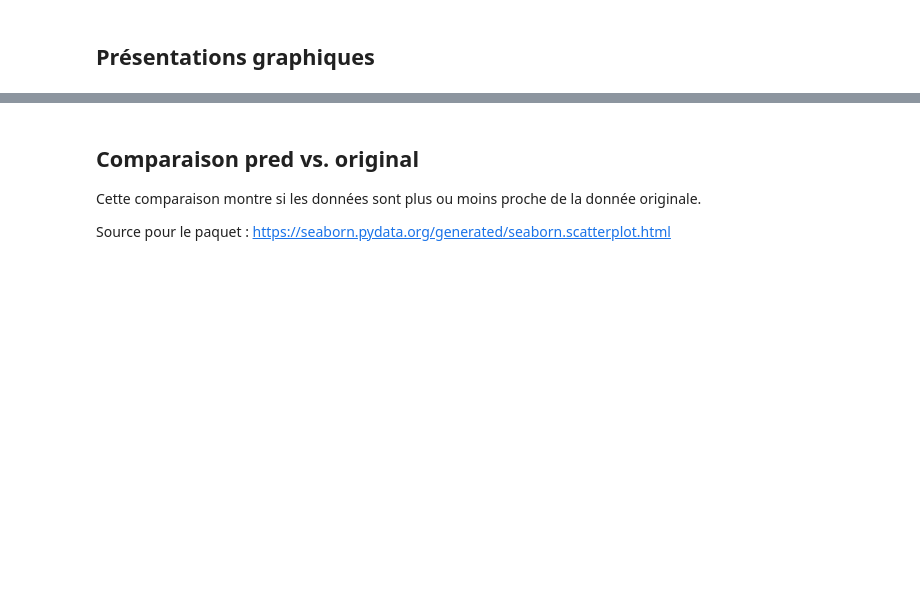
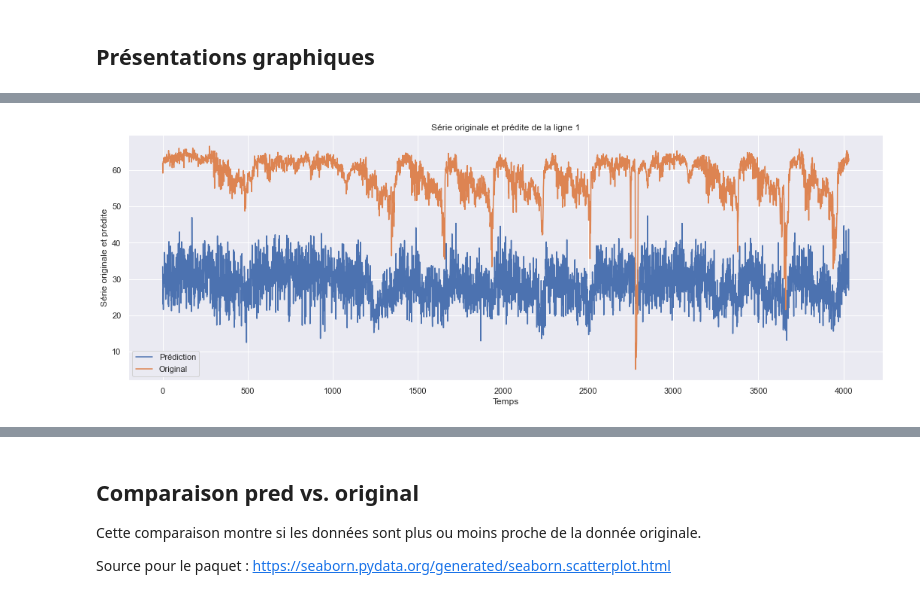
Before and after one commit to antoML/sysfac, a Jupyter notebook: 00_resultats.ipynb, the cells around one changed output, grey strips where cells are left out. Saved outputs shown, nothing was run; the diff lists cells and outputs as text; code cells hidden in the pictures; blank space fills up the shorter version.

```diff
--- a/00_resultats.ipynb
+++ b/00_resultats.ipynb
@@ -79,18 +76,2 @@ print((rmse, mape))
 # %% [markdown]
 ## Présentations graphiques
-# %%
-y1_original = matrice_complet[1, ]
-y1_pred = matrice_pred[1, ]
-list_data1 = [y1_original, y1_pred]
-
-y2_original = matrice_complet[2, ]
-y2_pred = matrice_pred[2, ]
-list_data2 = [y2_original, y2_pred]
-
-y3_original = matrice_complet[3, ]
-y3_pred = matrice_pred[3, ]
-list_data3 = [y3_original, y3_pred]
-
-y4_original = matrice_complet[4, ]
-y4_pred = matrice_pred[4, ]
-list_data4 = [y4_original, y4_pred]
@@ -124,0 +125,11 @@ plt.show()
+# %%
+## Première ligne
+fig = plt.figure(figsize=(18, 6))
+ax = sns.lineplot(data=list_data1, dashes=False)
+ax.set_xlabel('Temps')
+ax.set_ylabel('Série originale et prédite')
+ax.legend(['Prédiction', 'Original'])
+ax.set_title('Série originale et prédite de la ligne 1')
+plt.show()
+# %% [output]
+[figure, added]
```
Also changed, not shown: parts of 22 cells of this notebook, 29 other files.
